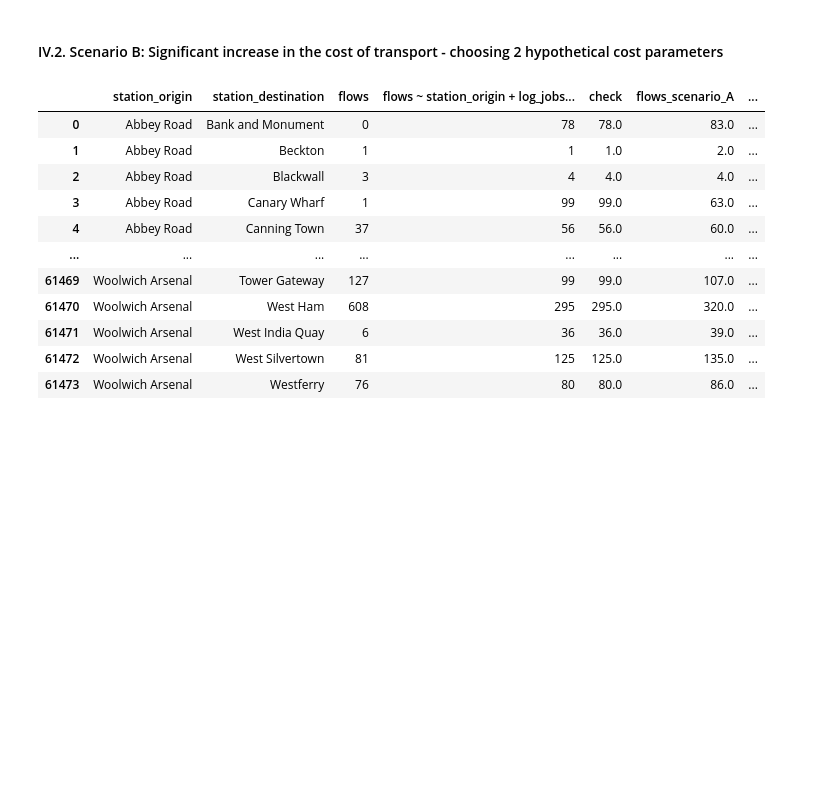
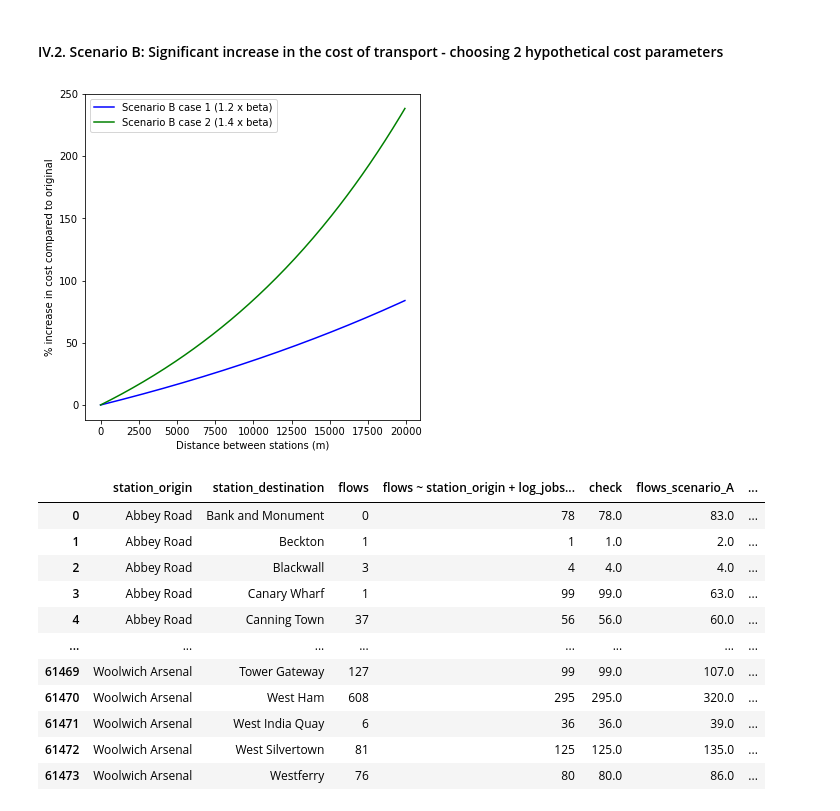
Before and after one commit to neneninja97/UrbanSim, a Jupyter notebook: urban_sim.ipynb, the cells around one changed output. Saved outputs shown, nothing was run; the diff lists cells and outputs as text; code cells hidden in the pictures; blank space fills up the shorter version.

```diff
--- a/urban_sim.ipynb
+++ b/urban_sim.ipynb
@@ -1044,3 +1047,24 @@ beta_2 = beta*3
+# %%
+# This means:
+
+#xs = np.arange(1.0,61000,100)
+xs = np.arange(1.0,20000,100)
+
+# negative exponential, beta = 1.53e-4
+y_neg_exp_point = np.exp(beta * xs)
+y_neg_exp_point_1 = (np.exp(beta_1 * xs)/y_neg_exp_point-1)*100
+y_neg_exp_point_2 = (np.exp(beta_2 * xs)/y_neg_exp_point-1)*100
+
+# Now a plot.
+f, ax = plt.subplots(figsize=(6,6))
+#ax.plot(xs,y_neg_exp_point, label = 'Original transport cost', color = "red")
+ax.plot(xs,y_neg_exp_point_1, label = 'Scenario B case 1 (1.2 x beta)', color = "blue")
+ax.plot(xs,y_neg_exp_point_2, label = 'Scenario B case 2 (1.4 x beta)', color = "green")
+plt.xlabel('Distance between stations (m)')
+plt.ylabel('% increase in cost compared to original')
+ax.legend();
+# %% [output]
+[figure, added]
 # %%
 #df_OD.drop("Ai_scenario_B2_y", axis = 1, inplace=True)
 # %%
```
Also changed, not shown: parts of 20 cells of this notebook, 3 other files.
